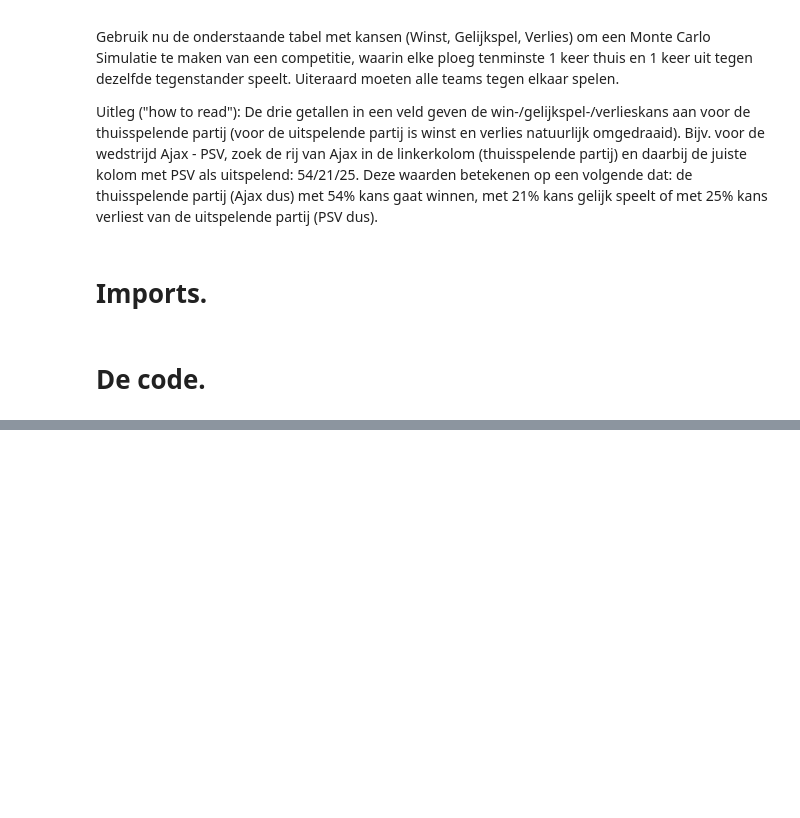
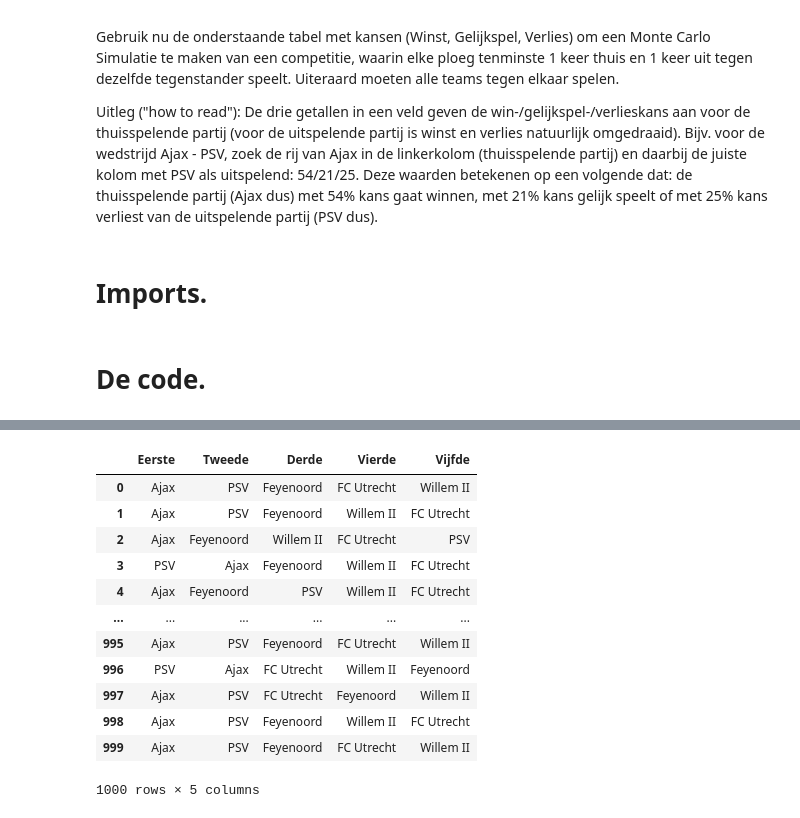
Before and after one commit to WijnandVanDijk/SimulationModelling, a Jupyter notebook: MonteCarlo/Voorspellen met Monte Carlo.ipynb, the cells around one changed output, grey strips where cells are left out. Saved outputs shown, nothing was run; the diff lists cells and outputs as text; code cells hidden in the pictures; blank space fills up the shorter version.

```diff
--- a/MonteCarlo/Voorspellen met Monte Carlo.ipynb
+++ b/MonteCarlo/Voorspellen met Monte Carlo.ipynb
@@ -44,11 +46,11 @@ willemII_feyenoord = [20,26,54]
 willemII_psv = [23,24,53]
 willemII_fcUtrecht = [37,25,38]
 
-score_ajax = 0
-score_feyenoord = 0
-score_psv = 0
-score_fcUtrecht = 0
-score_willemII = 0
+totaal_score_ajax = 0
+totaal_score_feyenoord = 0
+totaal_score_psv = 0
+totaal_score_fcUtrecht = 0
+totaal_score_willemII = 0
 
 WIN = 3
 DRAW = 1
@@ -61,3 +63,5 @@ alle_fcUtrecht = [fcUtrecht_ajax, fcUtrecht_feyenoord, fcUtrecht_psv, fcUtrecht_
 alle_willemII = [willemII_ajax, willemII_feyenoord, willemII_psv, willemII_fcUtrecht, ajax_willemII, feyenoord_willemII, psv_willemII, fcUtrecht_willemII]
 
 alle_wedstrijden = [alle_ajax, alle_feyenoord, alle_psv, alle_fcUtrecht, alle_willemII]
+
+df = pd.DataFrame(columns = ['Eerste', 'Tweede', 'Derde', 'Vierde', 'Vijfde'])
@@ -198,0 +228,16 @@ Tussenstand: Ajax: 0, Feyenoord: 0, Psv: 0, Fc Utrecht: 0, Willem II: 0
+# %%
+df
+# %% [output]
+|  | Eerste | Tweede | Derde | Vierde | Vijfde |
+| 0 | Ajax | PSV | Feyenoord | FC Utrecht | Willem II |
+| 1 | Ajax | PSV | Feyenoord | Willem II | FC Utrecht |
+| 2 | Ajax | Feyenoord | Willem II | FC Utrecht | PSV |
+| 3 | PSV | Ajax | Feyenoord | Willem II | FC Utrecht |
+| 4 | Ajax | Feyenoord | PSV | Willem II | FC Utrecht |
+| ... | ... | ... | ... | ... | ... |
+| 995 | Ajax | PSV | Feyenoord | FC Utrecht | Willem II |
+| 996 | PSV | Ajax | FC Utrecht | Willem II | Feyenoord |
+| 997 | Ajax | PSV | FC Utrecht | Feyenoord | Willem II |
+| 998 | Ajax | PSV | Feyenoord | Willem II | FC Utrecht |
+| 999 | Ajax | PSV | Feyenoord | FC Utrecht | Willem II |
+1000 rows × 5 columns
```
Also changed, not shown: parts of 15 cells of this notebook.
